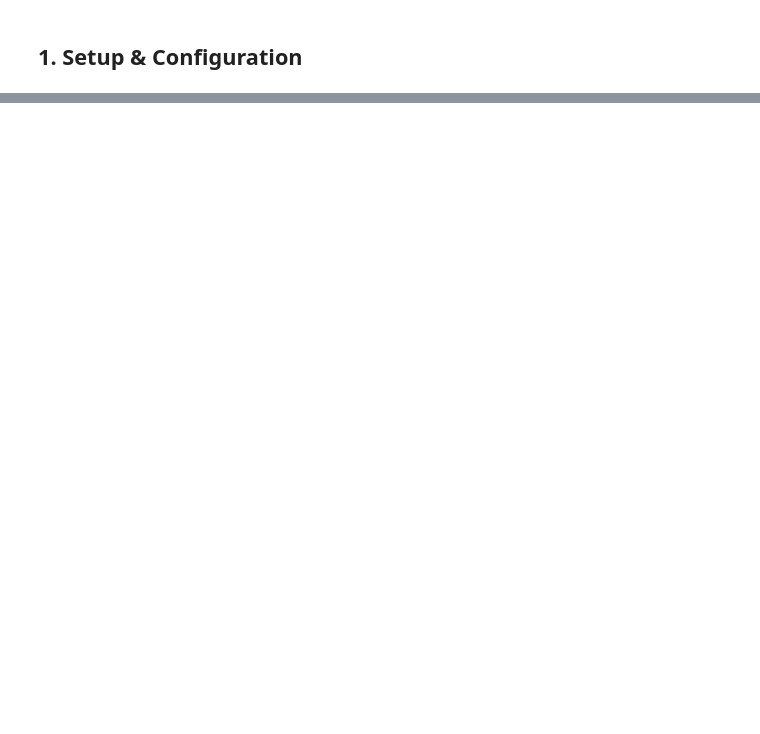
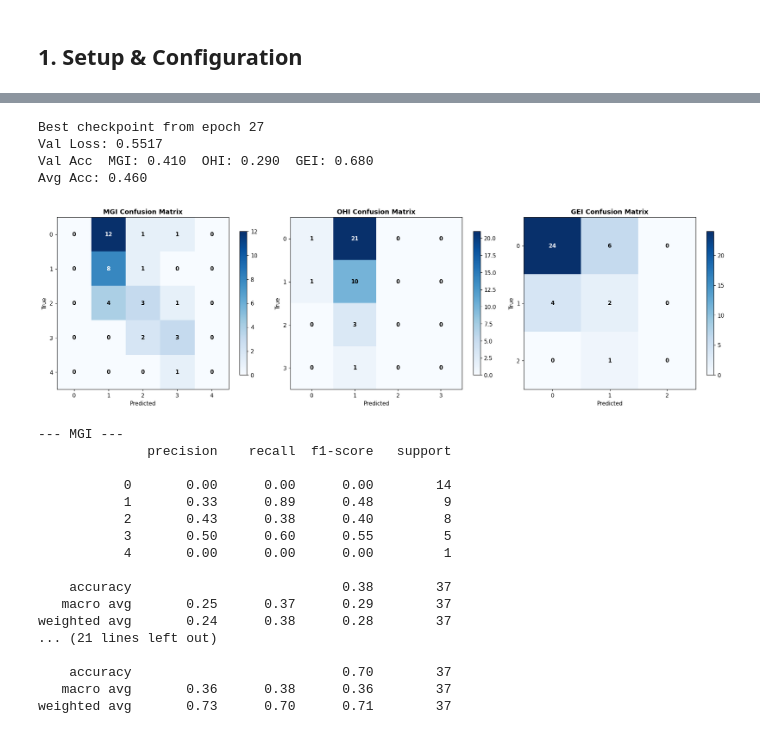
Before and after one commit to mugdh04/Dental_Score_analysis, a Jupyter notebook: ml/Train_Model.ipynb, the cells around one changed output, grey strips where cells are left out. Drawn from its saved outputs; the diff is of its cells as text; code cells hidden in the pictures; blank space fills up the shorter version.

```diff
--- a/ml/Train_Model.ipynb
+++ b/ml/Train_Model.ipynb
@@ -331,0 +597,79 @@ for epoch in epoch_pbar:
+# %%
+best_path = os.path.join(CONFIG['output_dir'], 'best_model.pth')
+if os.path.exists(best_path):
+    ckpt = torch.load(best_path, map_location=device, weights_only=False)
+    model.load_state_dict(ckpt['model_state_dict'])
+    model.eval()
+
+    val_loss, val_acc = validate(model, val_loader, criterion, device)
+    print(f'Best checkpoint from epoch {ckpt["epoch"]}')
+    print(f'Val Loss: {val_loss:.4f}')
+    print(f'Val Acc  MGI: {val_acc["mgi"]:.3f}  OHI: {val_acc["ohi"]:.3f}  GEI: {val_acc["gei"]:.3f}')
+    print(f'Avg Acc: {np.mean(list(val_acc.values())):.3f}')
+else:
+    print('No best_model.pth found. Train first.')
+# %% [output]
+Best checkpoint from epoch 27
+Val Loss: 0.5517
+Val Acc  MGI: 0.410  OHI: 0.290  GEI: 0.680
+Avg Acc: 0.460
+# %%
+# Confusion matrices (requires scikit-learn)
+if os.path.exists(best_path):
+    from sklearn.metrics import confusion_matrix, classification_report
+    model.eval()
+    all_preds = {'mgi': [], 'ohi': [], 'gei': []}
+    all_labels = {'mgi': [], 'ohi': [], 'gei': []}
+
+    with torch.no_grad():
+        for batch in val_loader:
+            f = batch['frontal'].to(device)
+            l = batch['left_lateral'].to(device)
+            r = batch['right_lateral'].to(device)
+            outputs = model(f, l, r)
+            for key in ['mgi', 'ohi', 'gei']:
+                probs = torch.sigmoid(outputs[key])
+                preds = (probs > 0.5).sum(dim=1).int().cpu().numpy()
+                labels = batch[key + '_label'].numpy()
+                all_preds[key].extend(preds)
+                all_labels[key].extend(labels)
+
+    fig, axes = plt.subplots(1, 3, figsize=(18, 5))
+    meta = {'mgi': ('MGI', 5), 'ohi': ('OHI', 4), 'gei': ('GEI', 3)}
+    for idx, (key, (title, nc)) in enumerate(meta.items()):
+        cm = confusion_matrix(all_labels[key], all_preds[key], labels=range(nc))
+        im = axes[idx].imshow(cm, cmap='Blues')
+        axes[idx].set_title(f'{title} Confusion Matrix', fontweight='bold')
+        axes[idx].set_xlabel('Predicted'); axes[idx].set_ylabel('True')
+        axes[idx].set_xticks(range(nc)); axes[idx].set_yticks(range(nc))
+        for i in range(nc):
+            for j in range(nc):
+                axes[idx].text(j, i, str(cm[i, j]), ha='center', va='center',
+                               color='white' if cm[i, j] > cm.max() / 2 else 'black', fontweight='bold')
+        plt.colorbar(im, ax=axes[idx], shrink=0.8)
+    plt.tight_layout()
+    plt.savefig(os.path.join(CONFIG['output_dir'], 'confusion_matrices.png'), bbox_inches='tight', dpi=150)
+    plt.show()
+
+    for key, (title, nc) in meta.items():
+        print(f'\n--- {title} ---')
+        print(classification_report(all_labels[key], all_preds[key], labels=range(nc), zero_division=0))
+# %% [output]
+[figure, added]
+--- MGI ---
+              precision    recall  f1-score   support
+
+           0       0.00      0.00      0.00        14
+           1       0.33      0.89      0.48         9
+           2       0.43      0.38      0.40         8
+           3       0.50      0.60      0.55         5
+           4       0.00      0.00      0.00         1
+
+    accuracy                           0.38        37
+   macro avg       0.25      0.37      0.29        37
+weighted avg       0.24      0.38      0.28        37
+... (21 lines left out)
+
+    accuracy                           0.70        37
+   macro avg       0.36      0.38      0.36        37
+weighted avg       0.73      0.70      0.71        37
```
Also changed, not shown: parts of 39 cells of this notebook, 10 other files.
